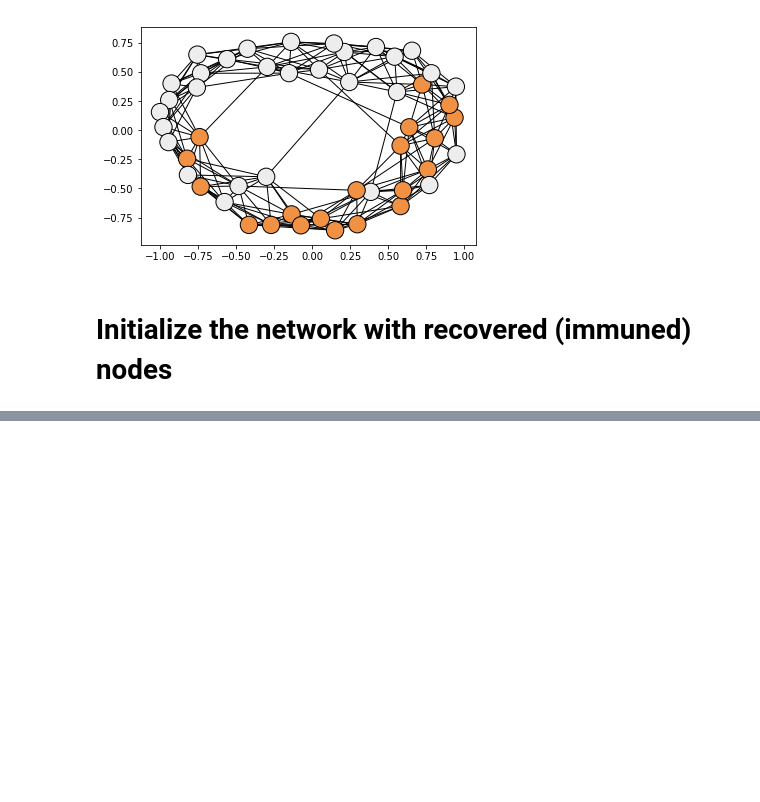
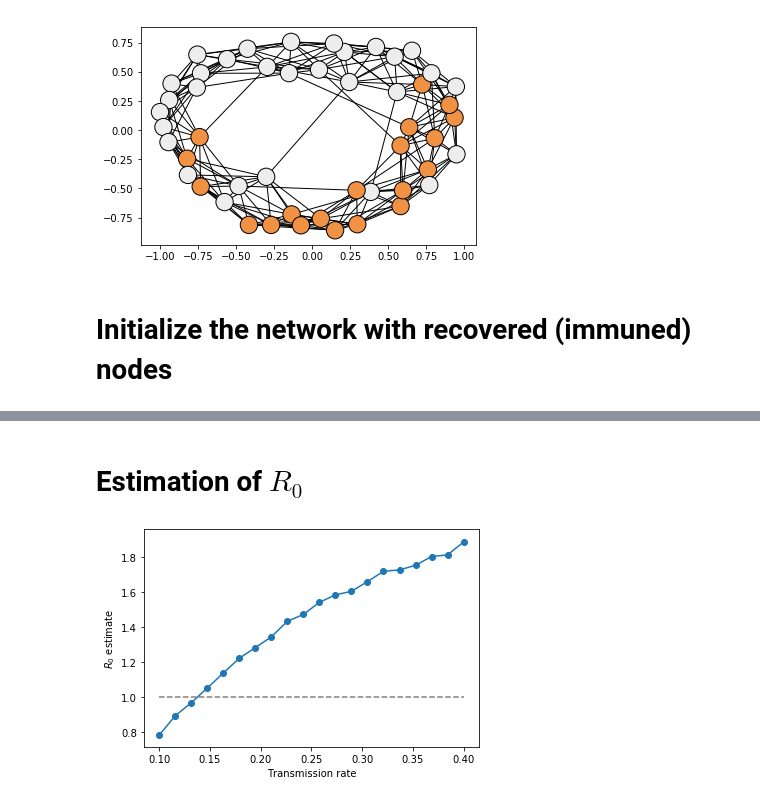
Before and after one commit to gstonge/spreading_CR, a Jupyter notebook: examples.ipynb, the cells around one changed output, grey strips where cells are left out. Cells and saved outputs as stored; diff of their text form; code cells hidden in the pictures; blank space fills up the shorter version.

Commit message:
Added method to estimate basic reproduction number

```diff
--- a/examples.ipynb
+++ b/examples.ipynb
@@ -178,0 +179,43 @@ nx.draw_networkx_edges(G,pos=pos)
+# %% [markdown]
+# Estimation of $R_0$
+# %%
+from spreading_CR import SpreadingProcess
+import numpy as np
+import networkx as nx
+import matplotlib.pyplot as plt
+
+#create a random graph using networkx
+seed = 42
+N = 1000
+k = 10
+p = 0.05
+G = nx.watts_strogatz_graph(N, k, p, seed=seed)
+
+#propagation parameters
+transmission_rate_list = np.linspace(0.1,0.4,20) #important, transmission rate > 0
+recovery_rate = 1           #rate at which infected nodes become recovered
+waning_immunity_rate = 0    #rate at which recovered nodes become susceptible
+
+#prepare the list for the R0 estimates
+sample = 10000 #number of sample for R0
+R0_mean_list = []
+R0_std_list = []
+
+for transmission_rate in transmission_rate_list:
+    #initialize the propagation process
+    sp = SpreadingProcess(list(G.edges()), transmission_rate,
+                            recovery_rate, waning_immunity_rate)
+    R0_mean,R0_std = sp.estimate_R0(sample,seed)
+    R0_mean_list.append(R0_mean)
+    R0_std_list.append(R0_std/np.sqrt(sample)) #standard error
+
+#draw R0 for different parameters
+plt.errorbar(transmission_rate_list, R0_mean_list,
+             yerr = R0_std_list, fmt = 'o-')
+plt.plot([min(transmission_rate_list),max(transmission_rate_list)],
+        [1,1], '--', color='grey')
+plt.xlabel(r'Transmission rate')
+plt.ylabel(r'$R_0$ estimate')
+plt.show()
+# %% [output]
+[figure, added]
```
Also changed, not shown: parts of 3 cells of this notebook, 7 other files.
